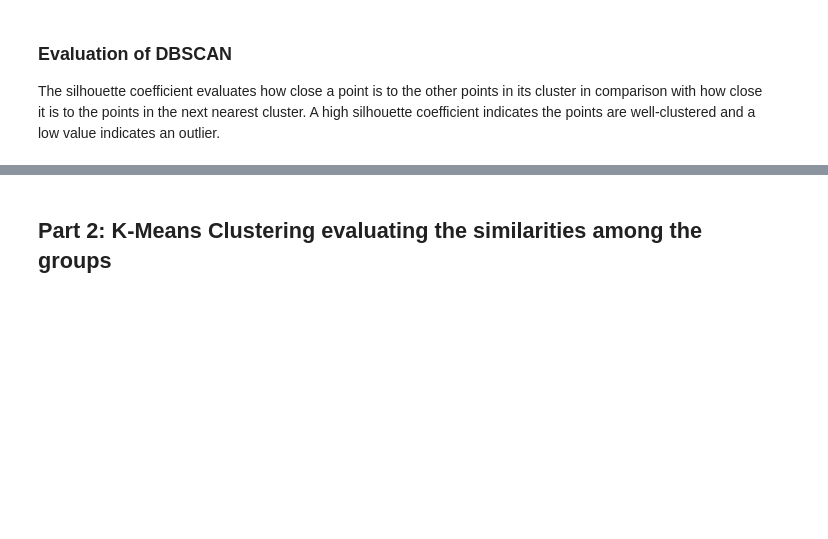
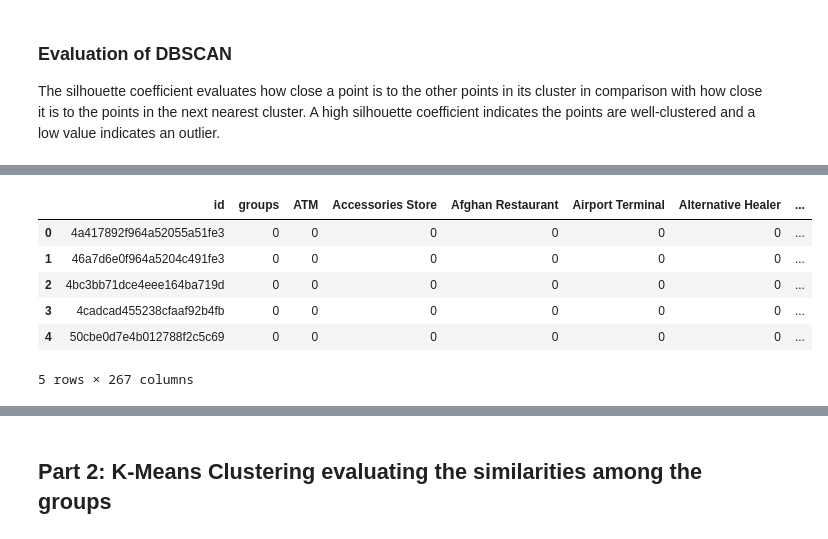
Before and after one commit to nji3/Coursera_Capstone, a Jupyter notebook: Neighborhoods_in_West_Los_Angeles.ipynb, the cells around one changed output, grey strips where cells are left out. Drawn from its saved outputs; the diff is of its cells as text; code cells hidden in the pictures; blank space fills up the shorter version.

```diff
--- a/Neighborhoods_in_West_Los_Angeles.ipynb
+++ b/Neighborhoods_in_West_Los_Angeles.ipynb
@@ -346,0 +438,14 @@ Second Clustering Silhouette coefficient: 0.142
+# %%
+# Merge the groups dataset and the one-hot encoding data matrix
+dat_new = pd.merge(groups,dat_onehot,how = 'left',on = 'id')
+dat_new['lat'] = dat.lat
+dat_new['lng'] = dat.lng
+dat_new.head()
+# %% [output]
+|  | id | groups | ATM | Accessories Store | Afghan Restaurant | Airport Terminal | Alternative Healer | ... |
+| 0 | 4a417892f964a52055a51fe3 | 0 | 0 | 0 | 0 | 0 | 0 | ... |
+| 1 | 46a7d6e0f964a5204c491fe3 | 0 | 0 | 0 | 0 | 0 | 0 | ... |
+| 2 | 4bc3bb71dce4eee164ba719d | 0 | 0 | 0 | 0 | 0 | 0 | ... |
+| 3 | 4cadcad455238cfaaf92b4fb | 0 | 0 | 0 | 0 | 0 | 0 | ... |
+| 4 | 50cbe0d7e4b012788f2c5c69 | 0 | 0 | 0 | 0 | 0 | 0 | ... |
+5 rows × 267 columns
```
Also changed, not shown: parts of 17 cells of this notebook.
